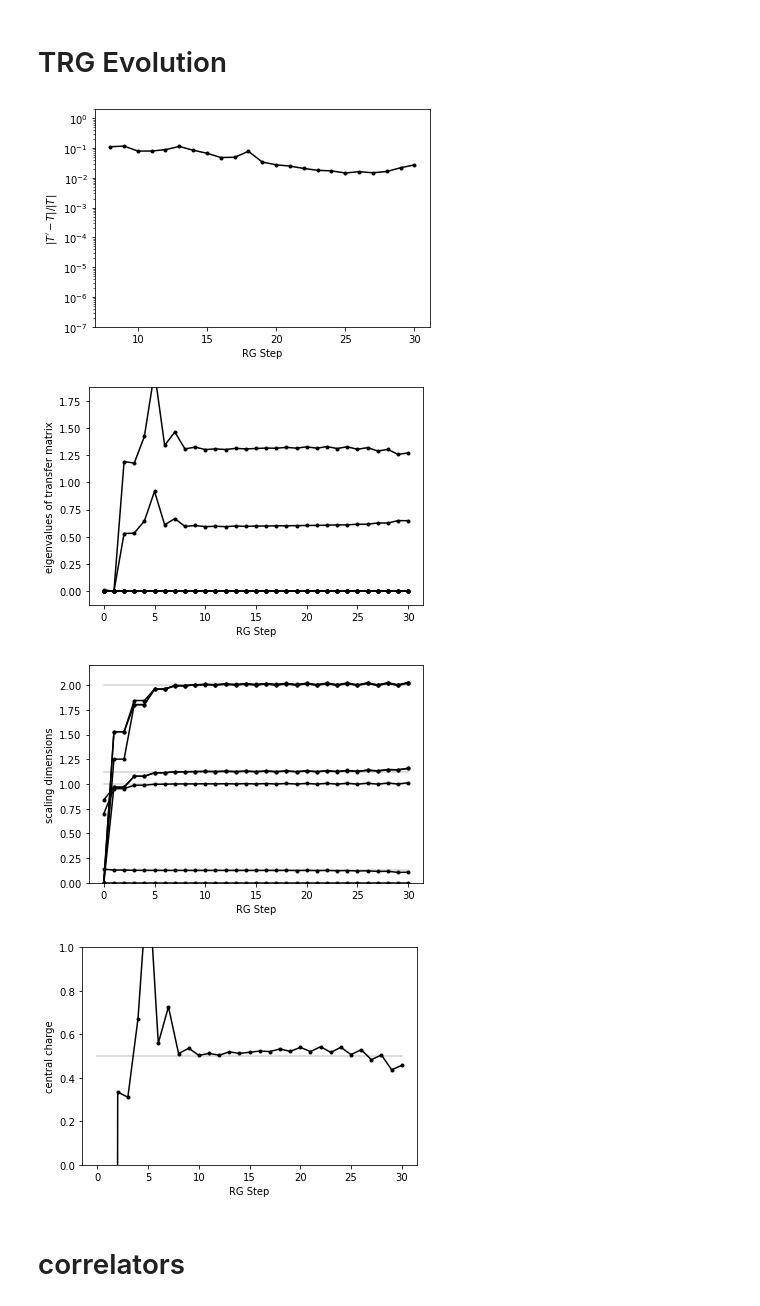
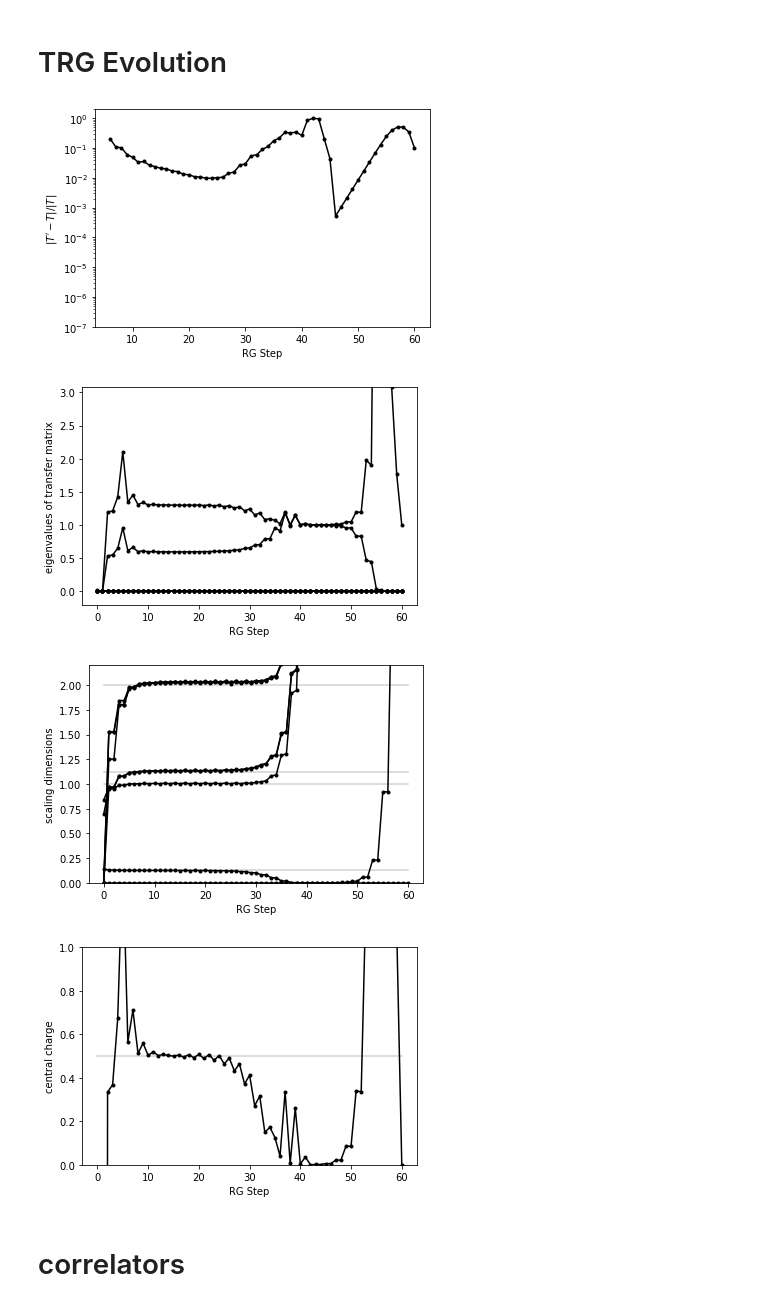
Before and after one commit to fangzhangmnm/TensorRenormalizationGroup, a Jupyter notebook: GILT.ipynb, the cells around one changed output. Cells and saved outputs as stored; diff of their text form; code cells hidden in the pictures.

```diff
--- a/GILT.ipynb
+++ b/GILT.ipynb
@@ -114,20 +100,22 @@ plt.show()
 # %%
 data=pd.DataFrame()
 options={
-    'nLayers':30,
-    'max_dim':24,
+    'nLayers':60,
+    'max_dim':12,
     'gilt_enabled':True,
-    'gilt_eps':5e-8,
-    'gilt_nIter':2,
+    'gilt_eps':8e-7,
+    'gilt_nIter':1,
+    #'gilt_record_S':True,
 }
 gilt_options=GILT_options(**{k[5:]:v for k,v in options.items() if k[:5]=='gilt_'})
 
 #params=AKLT2D.get_default_params()
-#params['a2']=2.86538
+#params['a2']=2.86522
 #model=AKLT2D(params)
 #T0,T0_op1,T0_op2=model.get_T0(),model.get_ST0(2),model.get_ST0(2)
 
 #params=AKLT2DStrange.get_default_params()
+#params['a2']=4
 #model=AKLT2DStrange(params)
 #T0,T0_op1,T0_op2=model.get_T0(),model.get_ST0(0)+model.get_ST0(1),model.get_ST0(0)-model.get_ST0(1)
 
@@ -156,14 +159,14 @@ layers,Ts,logTotals=HOTRG_layers(T0,dimR=dimR,
 # %%
 
 #print(max((a-b).norm() for a,b in zip(Ts,Ts_new)))
-show_diff(fix_gauges(Ts,is_HOTRG=True),stride=2)
+show_diff(fix_gauges1(Ts,is_HOTRG=True),stride=2)
 #show_effective_rank(Ts)
 curve=show_scaling_dimensions(Ts,loop_length=2,is_HOTRG=True,reference_scaling_dimensions=reference_scaling_dimensions,reference_center_charge=reference_center_charge)
 # %% [output]
-[figure, old version]
+[figure, new version]
-[figure, old version]
+[figure, new version]
-[figure, old version]
+[figure, new version]
-[figure, old version]
+[figure, new version]
 # %% [markdown]
 # correlators
 # %%
```
Also changed, not shown: parts of 8 cells of this notebook, 3 other files.
